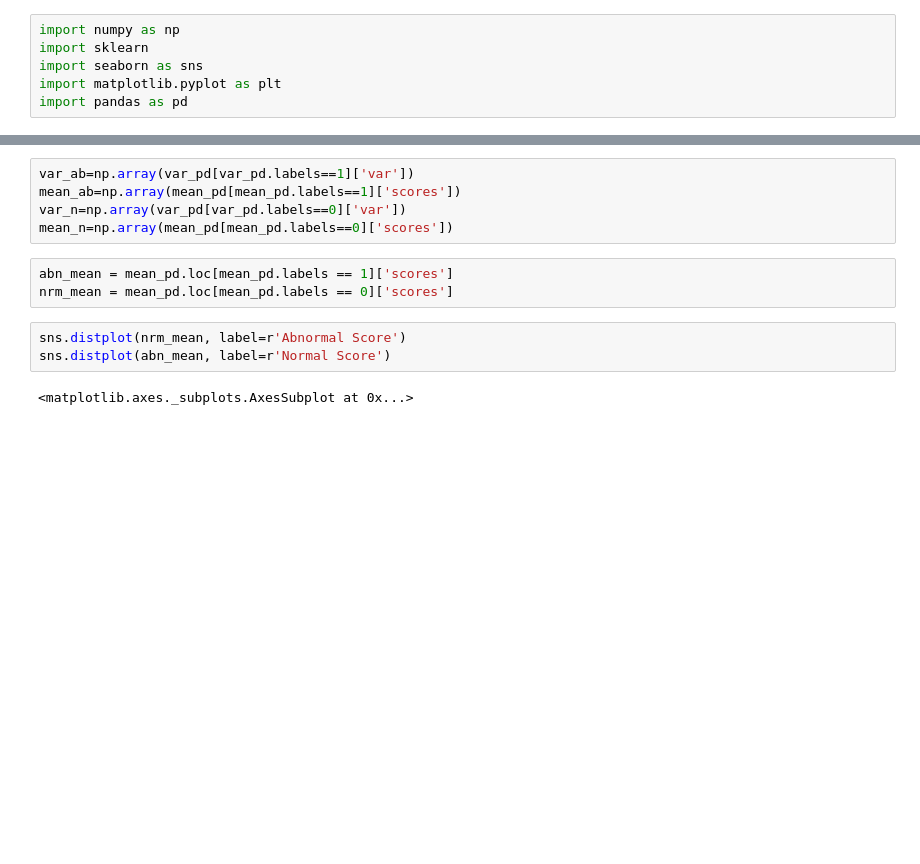
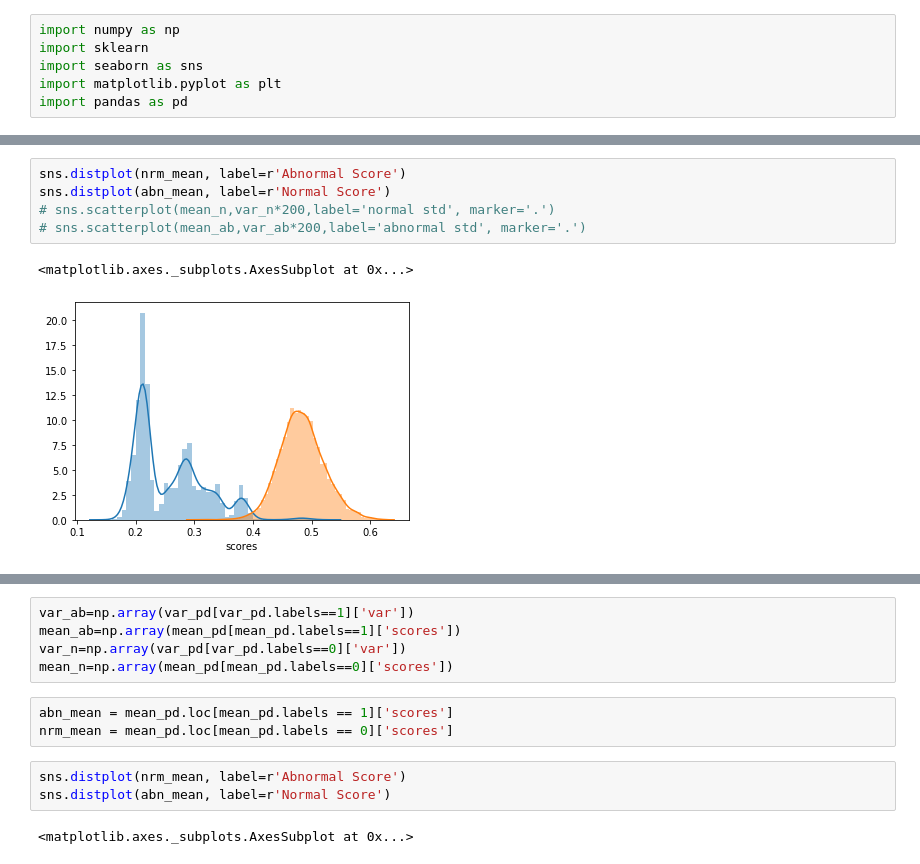
Before and after one commit to Xiaohui9607/AbnormalBDL, a Jupyter notebook: B-GEDC.ipynb, the cells around one changed output, grey strips where cells are left out. Saved outputs shown, nothing was run; the diff lists cells and outputs as text; blank space fills up the shorter version.

```diff
--- a/B-GEDC.ipynb
+++ b/B-GEDC.ipynb
@@ -6,0 +24,8 @@ import pandas as pd
+# %%
+sns.distplot(nrm_mean, label=r'Abnormal Score')
+sns.distplot(abn_mean, label=r'Normal Score')
+# sns.scatterplot(mean_n,var_n*200,label='normal std', marker='.')
+# sns.scatterplot(mean_ab,var_ab*200,label='abnormal std', marker='.')
+# %% [output]
+<matplotlib.axes._subplots.AxesSubplot at 0x...>
+[figure, added]
```
Also changed, not shown: parts of 12 cells of this notebook, 8 other files.
